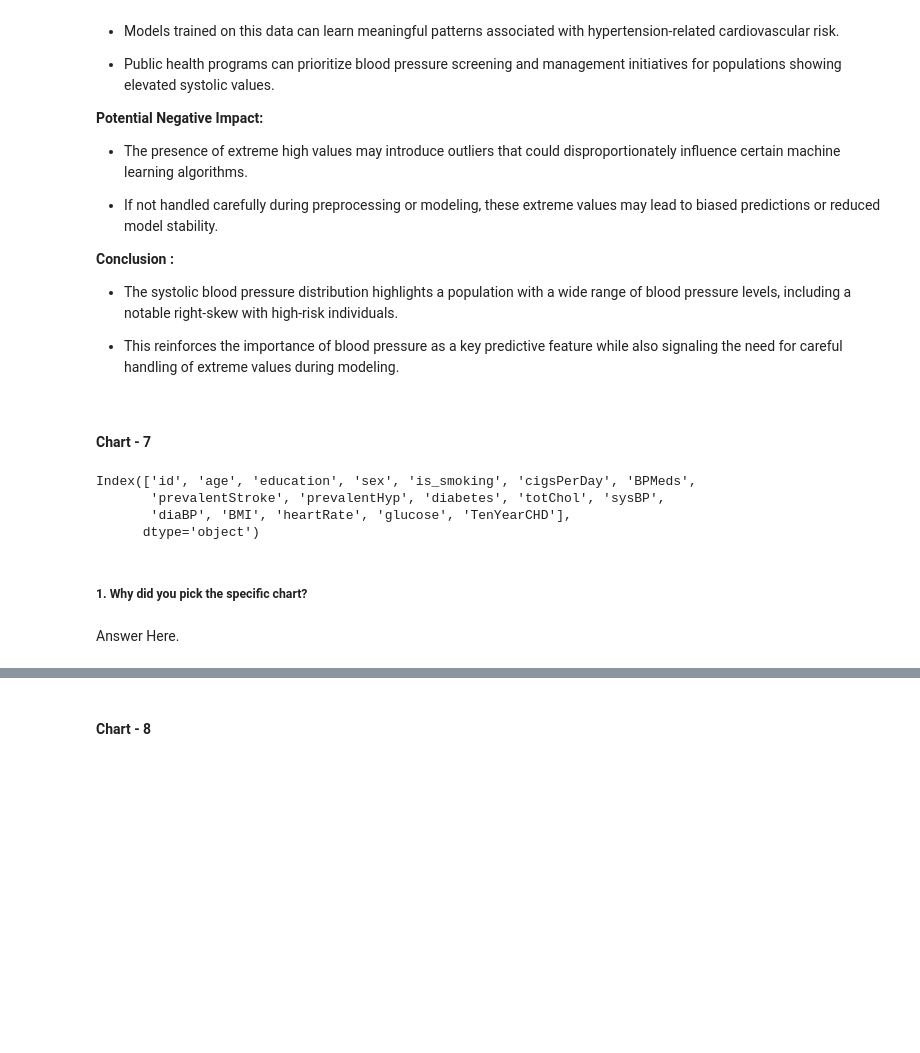
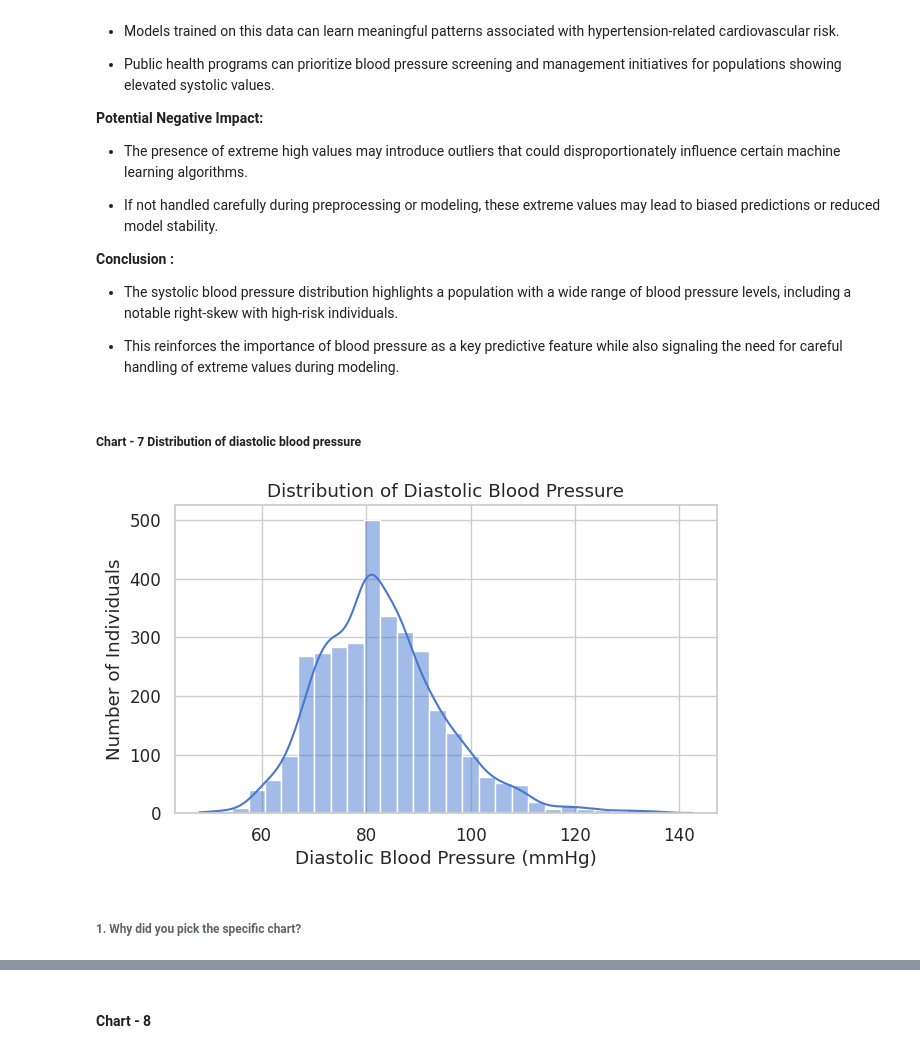
Before and after one commit to MonaliM5/cardio_risk_prediction, a Jupyter notebook: notebooks/Cardiovascular_Risk_Prediction.ipynb, the cells around one changed output, grey strips where cells are left out. Cells and saved outputs as stored; diff of their text form; code cells hidden in the pictures; blank space fills up the shorter version.

Commit message:
viz (chart 7) : perform univariate analysis of diastolic blood pressure distribution 🩺

```diff
--- a/notebooks/Cardiovascular_Risk_Prediction.ipynb
+++ b/notebooks/Cardiovascular_Risk_Prediction.ipynb
@@ -973,13 +973,4 @@ Are there any insights that lead to negative growth? Justify with specific reaso
 
 * This reinforces the importance of blood pressure as a key predictive feature while also signaling the need for careful handling of extreme values during modeling.
 # %% [markdown]
-#### Chart - 7
+##### Chart - 7 Distribution of diastolic blood pressure
-# %%
-[ 'cigsPerDay', 'BPMeds',
-       'prevalentStroke', 'prevalentHyp', 'diabetes', 'totChol',
-       'diaBP', 'BMI', 'heartRate', 'glucose']
-# %% [output]
-Index(['id', 'age', 'education', 'sex', 'is_smoking', 'cigsPerDay', 'BPMeds',
-       'prevalentStroke', 'prevalentHyp', 'diabetes', 'totChol', 'sysBP',
-       'diaBP', 'BMI', 'heartRate', 'glucose', 'TenYearCHD'],
-      dtype='object')
@@ -988,4 +977,34 @@ Index(['id', 'age', 'education', 'sex', 'is_smoking', 'cigsPerDay', 'BPMeds',
+# %%
+# Chart - 7 visualization code
+
+# ============================================================
+# 📊 Univariate Analysis – Chart 7
+# Visualizing the distribution of diastolic blood pressure
+# ============================================================
+
+# creating a new figure to define the size of the plot
+plt.figure(figsize=(7, 4))
+
+# plotting the distribution of diastolic blood pressure using histogram with KDE
+sns.histplot(
+    data=df_wrangle,
+    x='diaBP',
+    bins=30,
+    kde=True
+)
+
+# setting the title to describe the distribution being visualized
+plt.title('Distribution of Diastolic Blood Pressure')
+
+# labeling the x-axis to represent diastolic blood pressure values
+plt.xlabel('Diastolic Blood Pressure (mmHg)')
+
+# labeling the y-axis to represent the frequency of individuals
+plt.ylabel('Number of Individuals')
+
+# displaying the final plot
+plt.show()
+# %% [output]
+[figure, added]
 # %% [markdown]
-##### 1. Why did you pick the specific chart?
+###### 1. Why did you pick the specific chart?
-# %% [markdown]
-Answer Here.
```
Also changed, not shown: parts of 9 cells of this notebook.
